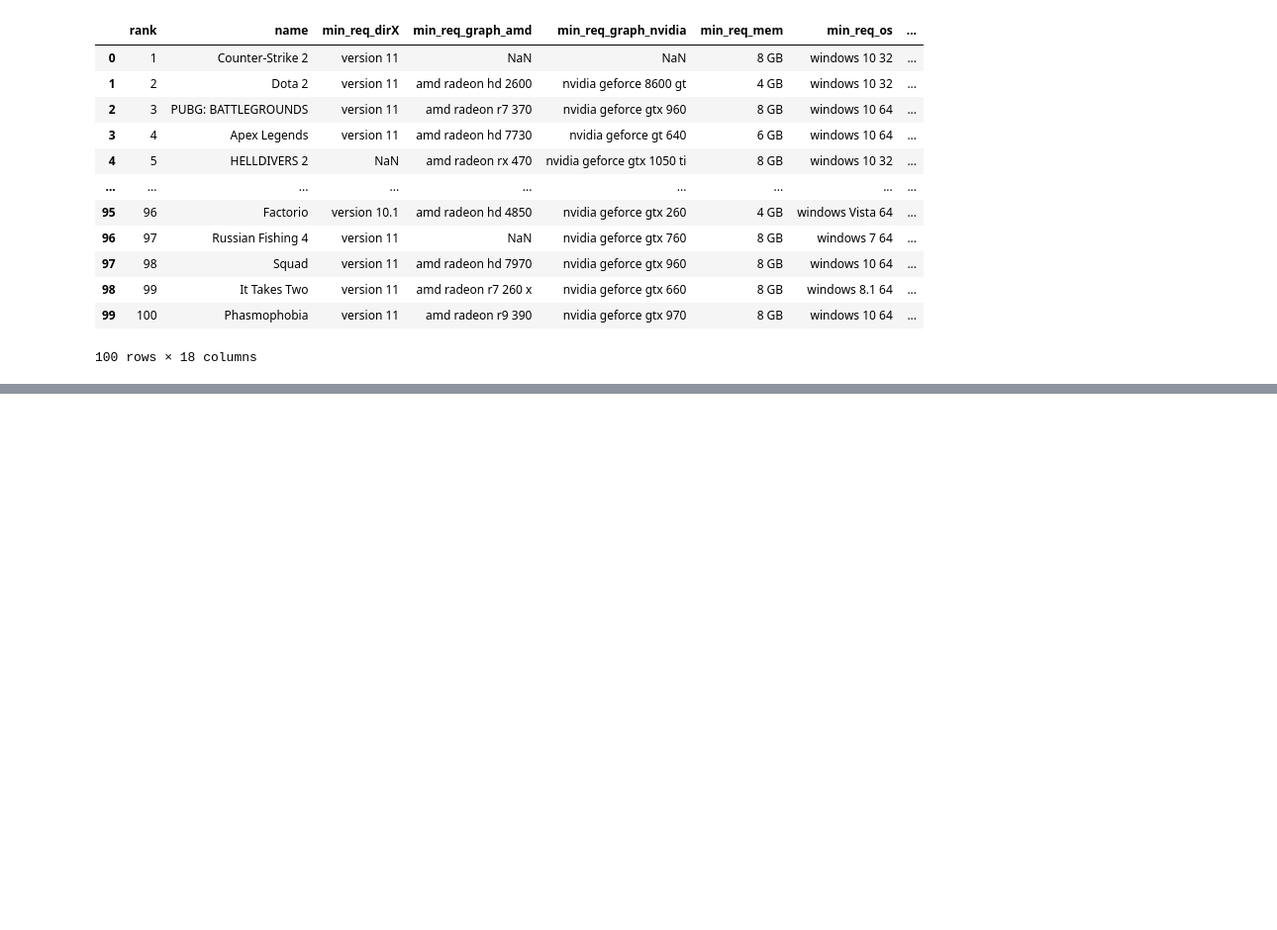
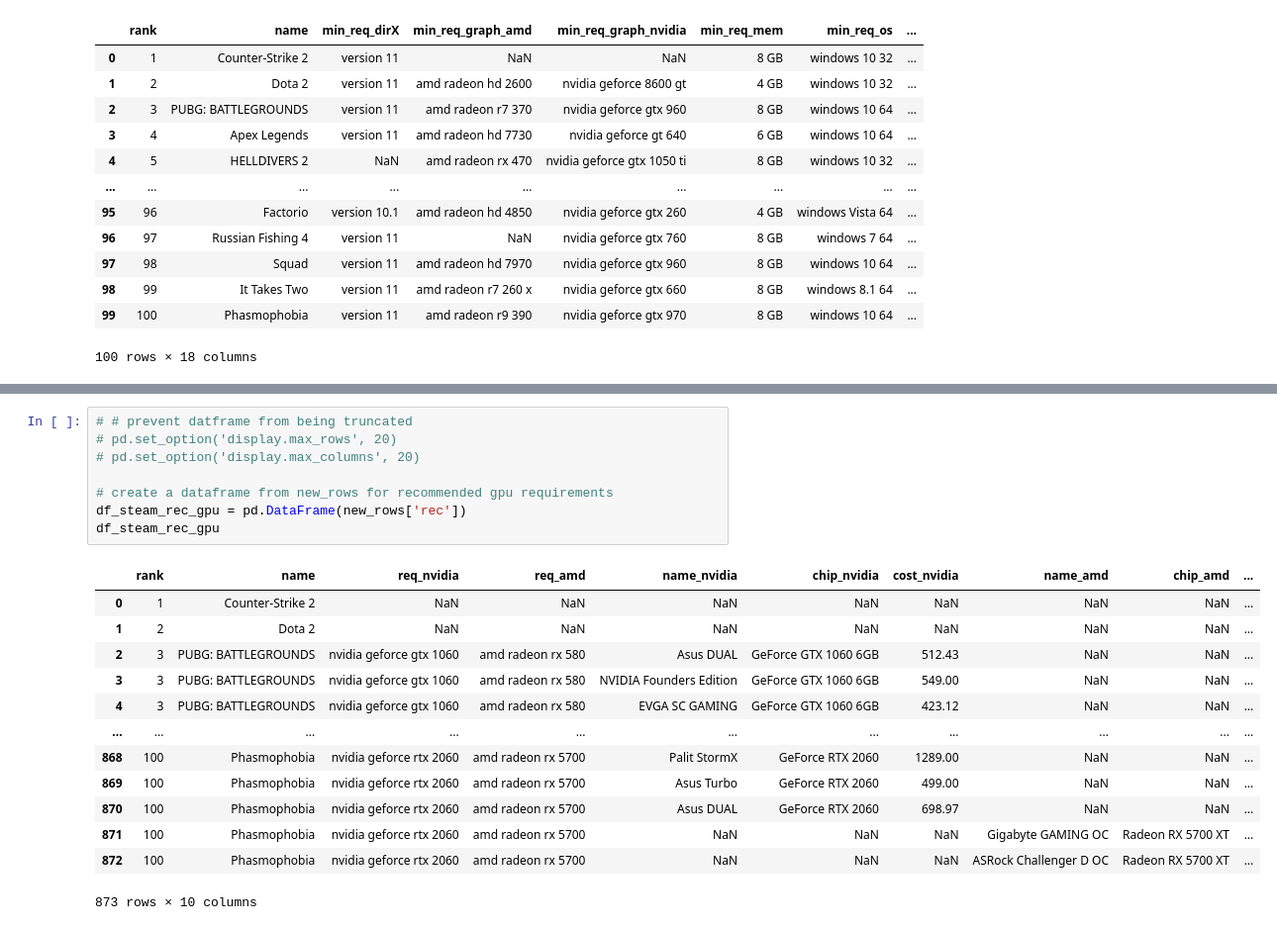
Before and after one commit to knoppds/CSCI_5502_Group_Project_01, a Jupyter notebook: gp_01_steam_data_visualization.ipynb, the cells around one changed output, grey strips where cells are left out. Shown at 99% size. Drawn from its saved outputs; the diff is of its cells as text; blank space fills up the shorter version.

```diff
--- a/gp_01_steam_data_visualization.ipynb
+++ b/gp_01_steam_data_visualization.ipynb
@@ -62,0 +282,22 @@ df_gpu
+# %%
+# # prevent datframe from being truncated
+# pd.set_option('display.max_rows', 20)
+# pd.set_option('display.max_columns', 20)
+
+# create a dataframe from new_rows for recommended gpu requirements
+df_steam_rec_gpu = pd.DataFrame(new_rows['rec'])
+df_steam_rec_gpu
+# %% [output]
+|  | rank | name | req_nvidia | req_amd | name_nvidia | chip_nvidia | cost_nvidia | name_amd | chip_amd | ... |
+| 0 | 1 | Counter-Strike 2 | NaN | NaN | NaN | NaN | NaN | NaN | NaN | ... |
+| 1 | 2 | Dota 2 | NaN | NaN | NaN | NaN | NaN | NaN | NaN | ... |
+| 2 | 3 | PUBG: BATTLEGROUNDS | nvidia geforce gtx 1060 | amd radeon rx 580 | Asus DUAL | GeForce GTX 1060 6GB | 512.43 | NaN | NaN | ... |
+| 3 | 3 | PUBG: BATTLEGROUNDS | nvidia geforce gtx 1060 | amd radeon rx 580 | NVIDIA Founders Edition | GeForce GTX 1060 6GB | 549.00 | NaN | NaN | ... |
+| 4 | 3 | PUBG: BATTLEGROUNDS | nvidia geforce gtx 1060 | amd radeon rx 580 | EVGA SC GAMING | GeForce GTX 1060 6GB | 423.12 | NaN | NaN | ... |
+| ... | ... | ... | ... | ... | ... | ... | ... | ... | ... | ... |
+| 868 | 100 | Phasmophobia | nvidia geforce rtx 2060 | amd radeon rx 5700 | Palit StormX | GeForce RTX 2060 | 1289.00 | NaN | NaN | ... |
+| 869 | 100 | Phasmophobia | nvidia geforce rtx 2060 | amd radeon rx 5700 | Asus Turbo | GeForce RTX 2060 | 499.00 | NaN | NaN | ... |
+| 870 | 100 | Phasmophobia | nvidia geforce rtx 2060 | amd radeon rx 5700 | Asus DUAL | GeForce RTX 2060 | 698.97 | NaN | NaN | ... |
+| 871 | 100 | Phasmophobia | nvidia geforce rtx 2060 | amd radeon rx 5700 | NaN | NaN | NaN | Gigabyte GAMING OC | Radeon RX 5700 XT | ... |
+| 872 | 100 | Phasmophobia | nvidia geforce rtx 2060 | amd radeon rx 5700 | NaN | NaN | NaN | ASRock Challenger D OC | Radeon RX 5700 XT | ... |
+873 rows × 10 columns
```
Also changed, not shown: parts of 9 cells of this notebook.
